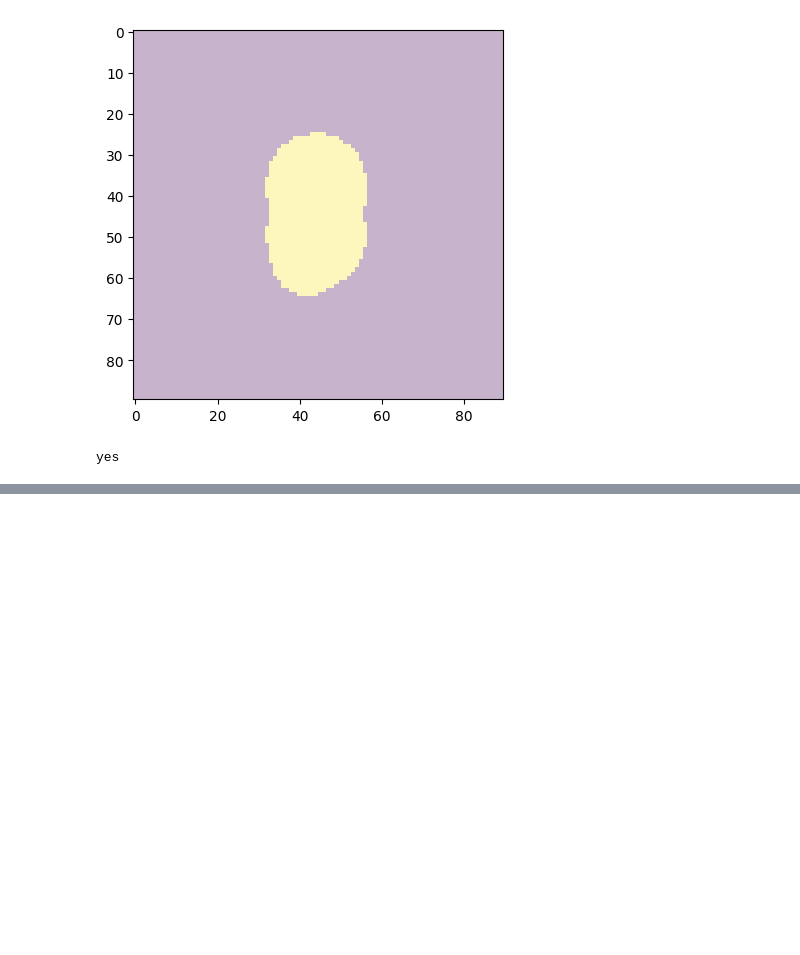
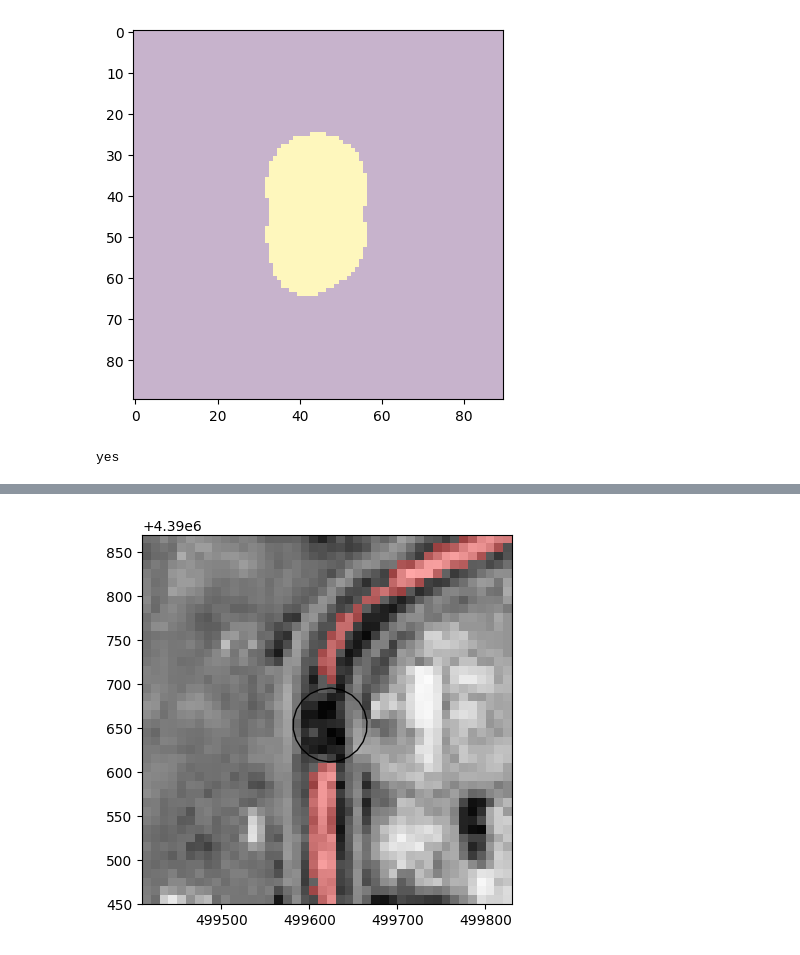
Before and after one commit to wherediddavidgo/multitemporal_RSSA, a Jupyter notebook: stac_processing_download.ipynb, the cells around one changed output, grey strips where cells are left out. Drawn from its saved outputs; the diff is of its cells as text; code cells hidden in the pictures; blank space fills up the shorter version.

```diff
--- a/stac_processing_download.ipynb
+++ b/stac_processing_download.ipynb
@@ -725,0 +675,6 @@ show_plot(timg, tindx, squares, pills, circles, vector_centerline)
+# %%
+timg = 'S2B_13SDD_20210406_1_L2A'
+tindx = 38194
+show_plot(timg, tindx, squares, pills, circles, vector_centerline)
+# %% [output]
+[figure, added]
```
Also changed, not shown: parts of 5 cells of this notebook.
